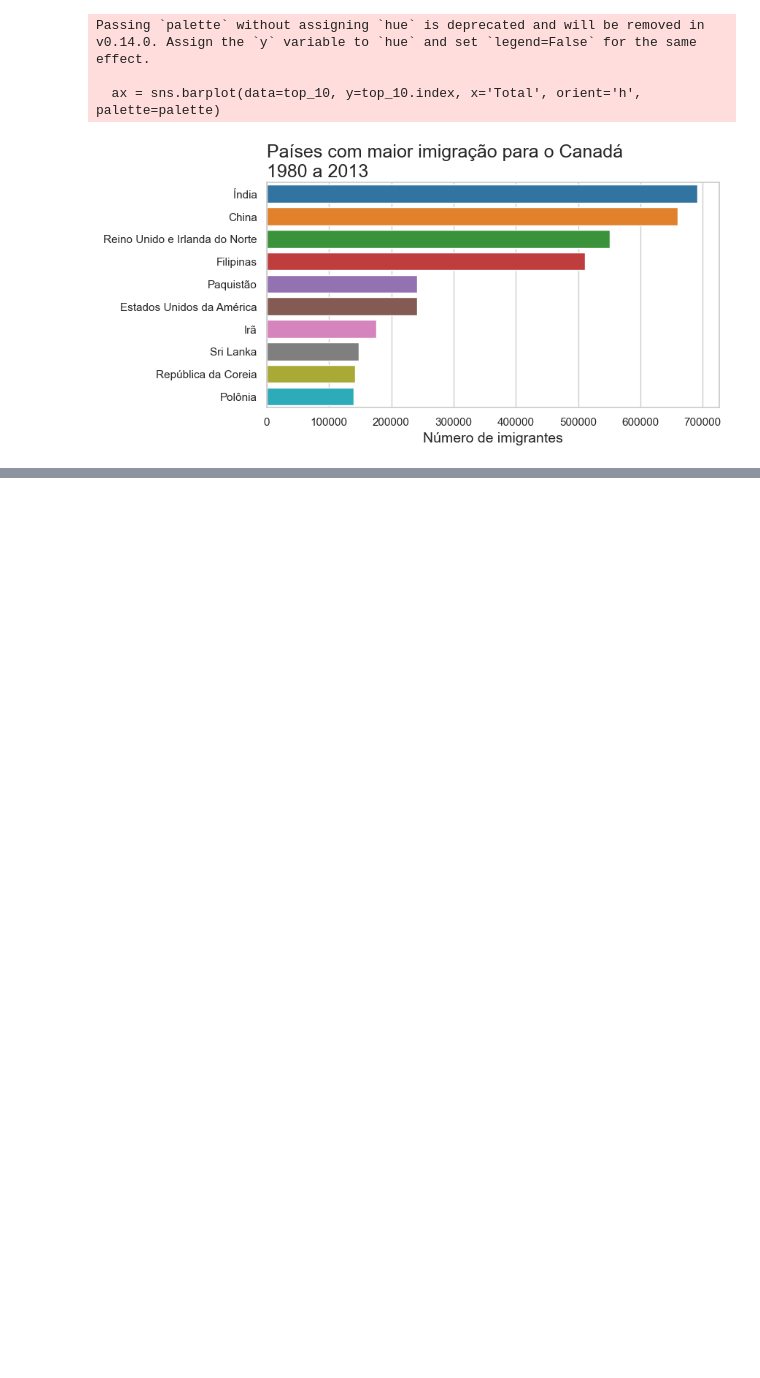
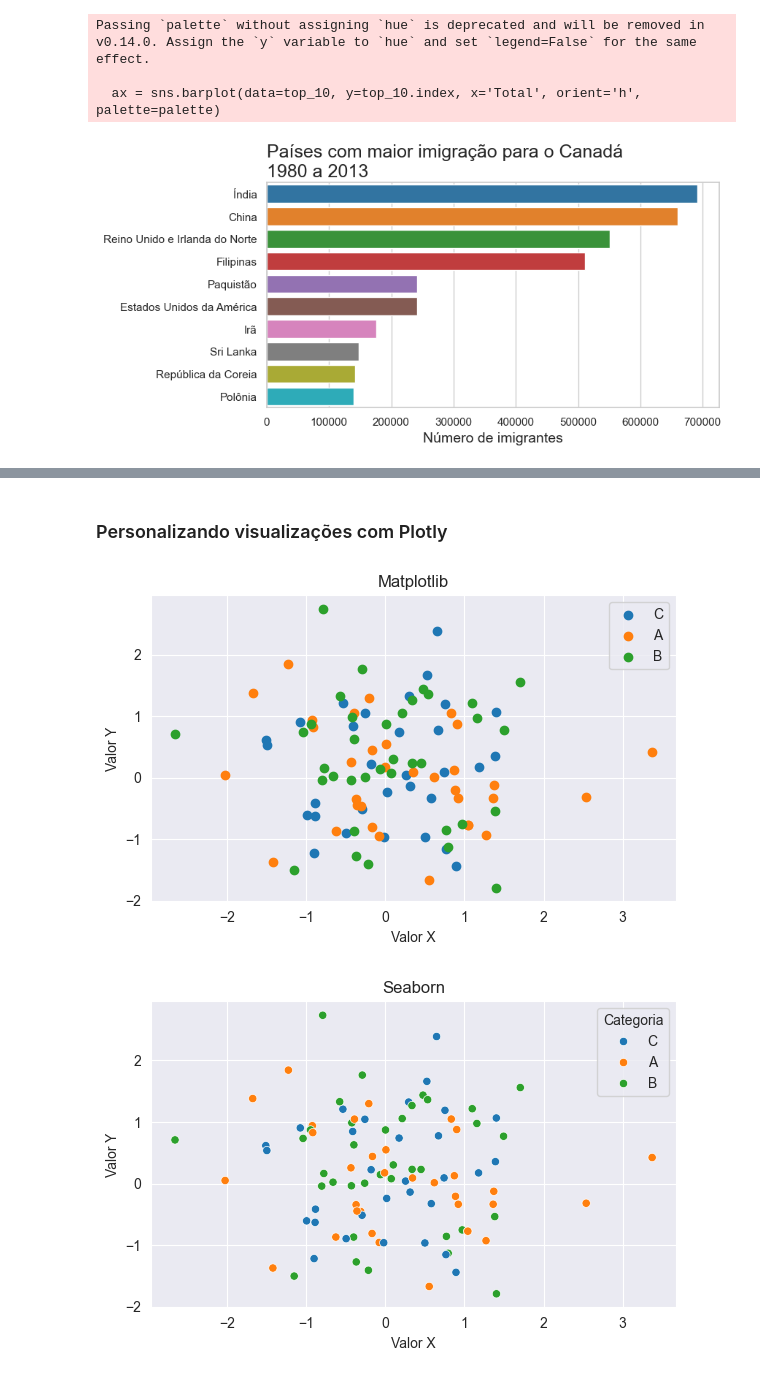
Before and after one commit to brunorm86/visualizacao_dados_python, a Jupyter notebook: project.ipynb, the cells around one changed output, grey strips where cells are left out. Cells and saved outputs as stored; diff of their text form; code cells hidden in the pictures; blank space fills up the shorter version.

```diff
--- a/project.ipynb
+++ b/project.ipynb
@@ -944,0 +1005,42 @@ Passing `palette` without assigning `hue` is deprecated and will be removed in v
+# %% [markdown]
+### Personalizando visualizações com Plotly
+# %%
+import matplotlib.pyplot as plt
+import seaborn as sns
+import plotly.express as px
+import pandas as pd
+import numpy as np
+
+# Gerar um DataFrame de exemplo
+np.random.seed(42)
+df = pd.DataFrame({
+    "Categoria": np.random.choice(["A", "B", "C"], size=100),
+    "Valor X": np.random.randn(100),
+    "Valor Y": np.random.randn(100)
+})
+
+# Plot com Matplotlib
+plt.figure(figsize=(6, 4))
+for categoria in df["Categoria"].unique():
+    subset = df[df["Categoria"] == categoria]
+    plt.scatter(subset["Valor X"], subset["Valor Y"], label=categoria)
+plt.title("Matplotlib")
+plt.xlabel("Valor X")
+plt.ylabel("Valor Y")
+plt.legend()
+plt.tight_layout()
+plt.show()
+
+# Plot com Seaborn
+plt.figure(figsize=(6, 4))
+sns.scatterplot(data=df, x="Valor X", y="Valor Y", hue="Categoria")
+plt.title("Seaborn")
+plt.tight_layout()
+plt.show()
+
+# Plot com Plotly
+plotly_fig = px.scatter(df, x="Valor X", y="Valor Y", color="Categoria", title="Plotly")
+plotly_fig.show()
+# %% [output]
+[figure, added]
+[figure, added]
```
Also changed, not shown: parts of 24 cells of this notebook, 6 other files.
